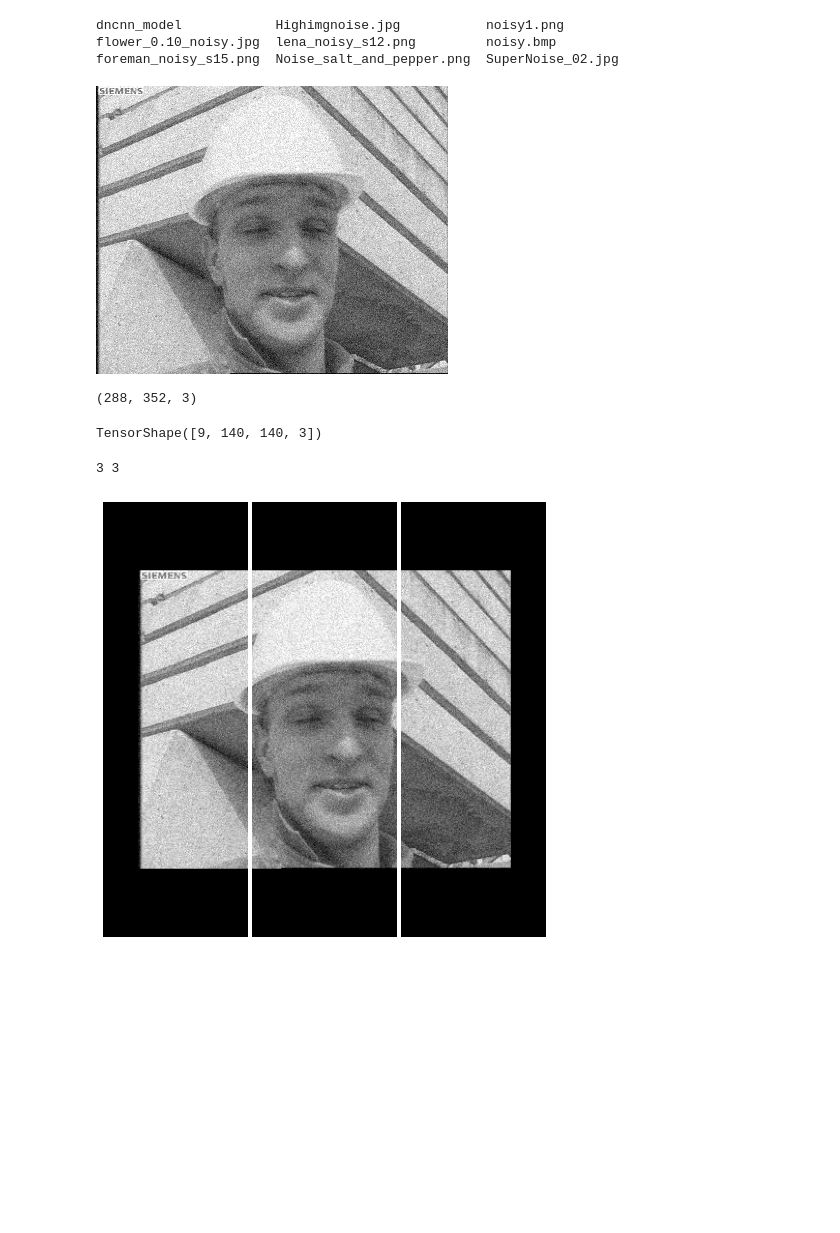
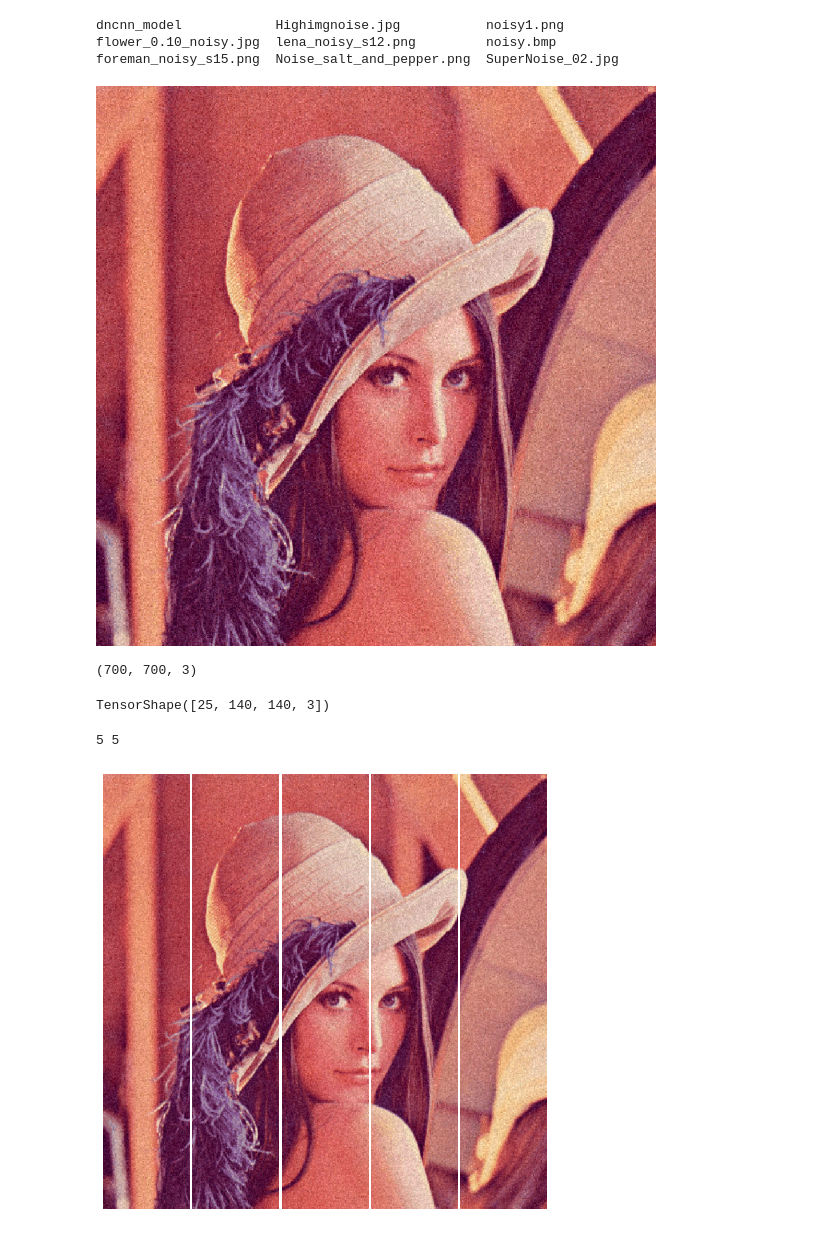
Before and after one commit to prakhar9998/image-denoising, a Jupyter notebook: image_denoise_output.ipynb, the cells around one changed output. Drawn from its saved outputs; the diff is of its cells as text; code cells hidden in the pictures; blank space fills up the shorter version.

```diff
--- a/image_denoise_output.ipynb
+++ b/image_denoise_output.ipynb
@@ -30,15 +32,15 @@ dncnn_model            Highimgnoise.jpg           noisy1.png
 flower_0.10_noisy.jpg  lena_noisy_s12.png         noisy.bmp
 foreman_noisy_s15.png  Noise_salt_and_pepper.png  SuperNoise_02.jpg
 # %%
-img = tf.keras.preprocessing.image.load_img('gdrive/MyDrive/denoise/foreman_noisy_s15.png')
+img = tf.keras.preprocessing.image.load_img('gdrive/MyDrive/denoise/lena_noisy_s12.png', target_size=(700, 700))
 img
 # %% [output]
-[figure, old version]
+[figure, new version]
 # %%
 img = tf.keras.preprocessing.image.img_to_array(img) / 255
 img.shape
 # %% [output]
-(288, 352, 3)
+(700, 700, 3)
 # %%
 patches = tf.image.extract_patches(images=np.expand_dims(img, 0),
                          sizes=[1,140,140,1],
@@ -49,7 +51,7 @@ patches = tf.image.extract_patches(images=np.expand_dims(img, 0),
 patches = tf.reshape(patches, [-1, 140, 140, 3])
 patches.shape
 # %% [output]
-TensorShape([9, 140, 140, 3])
+TensorShape([25, 140, 140, 3])
 # %%
 import math
 
@@ -80,8 +82,8 @@ def display_patches(patches, image_width, image_height):
 # %%
 display_patches(patches, img.shape[0], img.shape[1])
 # %% [output]
-3 3
+5 5
-[figure, old version]
+[figure, new version]
 # %%
 res_images = []
 for i in range(len(patches)):
```
Also changed, not shown: parts of 7 cells of this notebook.
